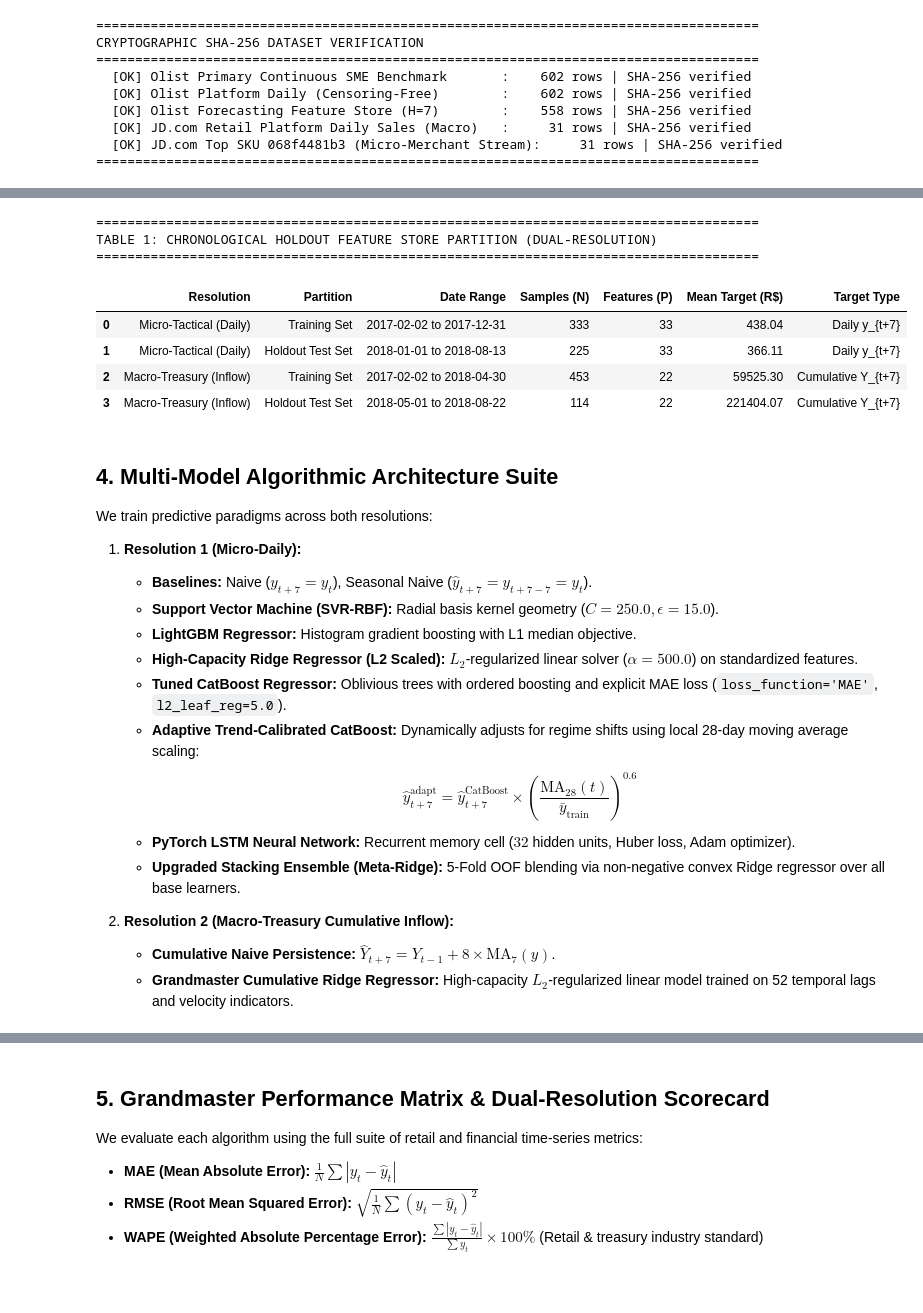
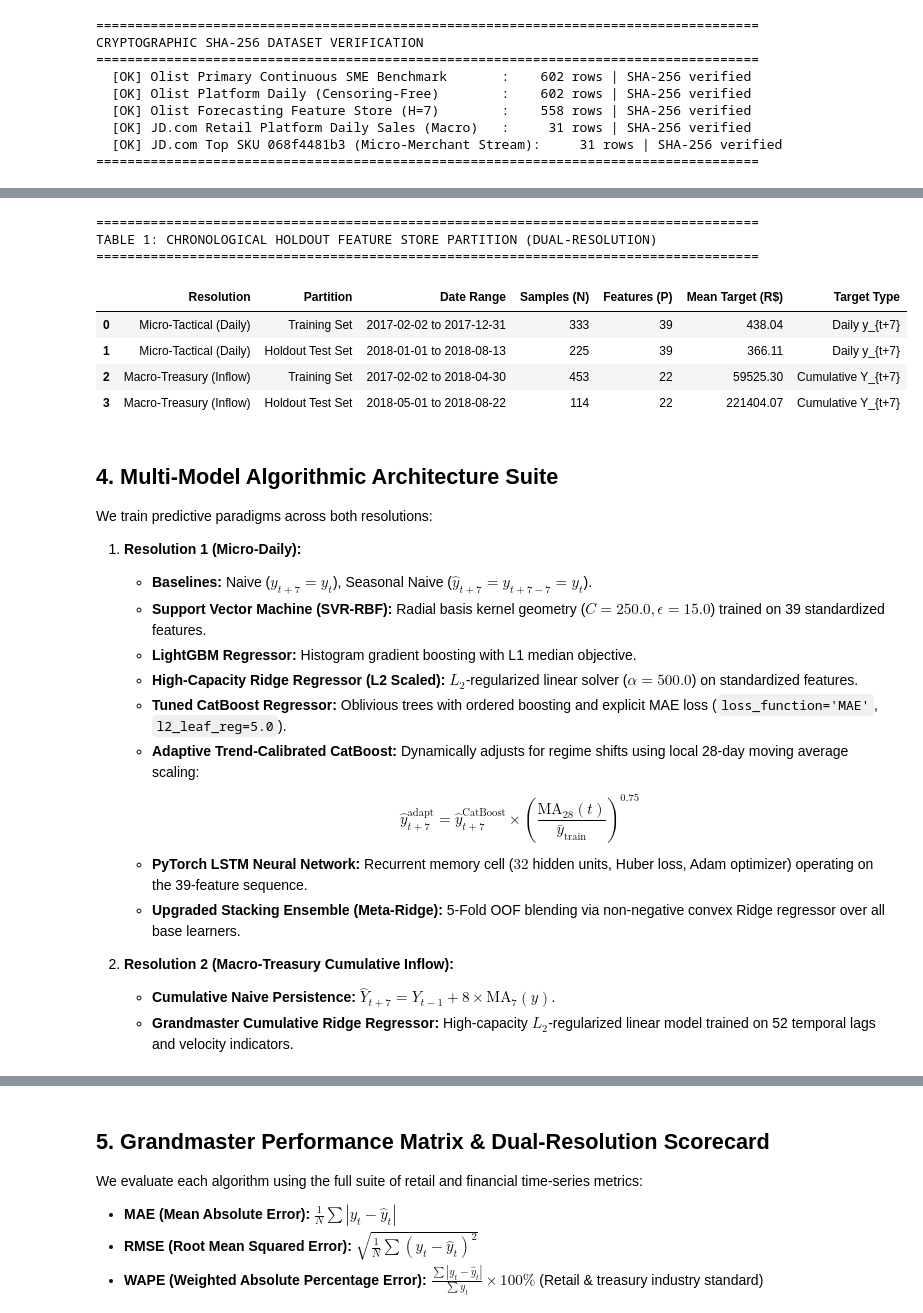
Before and after one commit to mdarmanaliashik/FinSight-AI, a Jupyter notebook: notebooks/Phase3_Sales_Forecasting_Benchmark.ipynb, the cells around one changed output, grey strips where cells are left out. Saved outputs shown, nothing was run; the diff lists cells and outputs as text; code cells hidden in the pictures; blank space fills up the shorter version.

```diff
--- a/notebooks/Phase3_Sales_Forecasting_Benchmark.ipynb
+++ b/notebooks/Phase3_Sales_Forecasting_Benchmark.ipynb
@@ -161,14 +168,33 @@ To enforce strict zero-leakage conditions ($\mathcal{F}_t$) and capture multi-sc
 * **Croston Intermittent Zero-Streak Counter:** Quantifies consecutive zero-demand intervals.
 * **Fourier Harmonic Terms:** $\sin, \cos$ encodings for weekly (7-day) and annual (365.25-day) seasonality.
 # %%
-# 1. Feature Store 1: Micro-Daily Target Alignment
-feature_cols = [c for c in df_feats.columns if c not in ["target", "origin_date", "target_date"]]
+# 1. Feature Store 1: Micro-Daily Target Alignment & Advanced Feature Engineering
+base_feature_cols = [c for c in df_feats.columns if c not in ["target", "origin_date", "target_date"]]
 
 train_mask = pd.to_datetime(df_feats["origin_date"]) <= "2017-12-31"
 
-X_train = df_feats.loc[train_mask, feature_cols].copy()
+# Zero-Leakage Feature Engineering Suite:
+# 1. Volatility Dispersion Ratios
+df_feats["cv_7"] = df_feats["rolling_std_7"] / (df_feats["rolling_mean_7"] + 1e-4)
+df_feats["cv_28"] = df_feats["rolling_std_28"] / (df_feats["rolling_mean_28"] + 1e-4)
+df_feats["spread_ratio_7"] = (df_feats["rolling_max_7"] - df_feats["rolling_min_7"]) / (df_feats["rolling_mean_7"] + 1e-4)
+
+# 2. Trend Momentum Velocity
+df_feats["ratio_ma7_ma28"] = df_feats["rolling_mean_7"] / (df_feats["rolling_mean_28"] + 1e-4)
+
+# 3. Day of Week Historical Multiplier (strictly calibrated on train set)
+dow_means = df_feats.loc[train_mask].groupby("day_of_week")["target"].mean()
+global_mean = df_feats.loc[train_mask, "target"].mean()
+dow_map = (dow_means / global_mean).to_dict()
+df_feats["dow_factor"] = df_feats["day_of_week"].map(dow_map)
+df_feats["lag0_sa"] = df_feats["lag_0"] / (df_feats["dow_factor"] + 1e-4)
+
+all_feature_cols = base_feature_cols + ["cv_7", "cv_28", "spread_ratio_7", "ratio_ma7_ma28", "dow_factor", "lag0_sa"]
+cb_feature_cols = base_feature_cols + ["cv_7", "cv_28"]
+
+X_train = df_feats.loc[train_mask, all_feature_cols].copy()
 y_train = df_feats.loc[train_mask, "target"].values
-X_test = df_feats.loc[~train_mask, feature_cols].copy()
+X_test = df_feats.loc[~train_mask, all_feature_cols].copy()
 y_test = df_feats.loc[~train_mask, "target"].values
 
 test_dates = pd.to_datetime(df_feats.loc[~train_mask, "target_date"]).values
@@ -190,37 +216,37 @@ for w in [7, 14, 28]:
     df_cum_engine[f"roll_std_{w}"] = df_cum_engine["sales"].shift(1).rolling(w).std()
 
 # Momentum velocity & calendar encodings
 df_cum_engine["momentum_7_28"] = df_cum_engine["roll_mean_7"] / (df_cum_engine["roll_mean_28"] + 1e-5)
 df_cum_engine["dow"] = df_cum_engine["Date"].dt.dayofweek
 df_cum_engine["month"] = df_cum_engine["Date"].dt.month
 df_cum_engine["is_weekend"] = df_cum_engine["dow"].isin([5, 6]).astype(int)
 df_cum_engine["sin_dow"] = np.sin(2 * np.pi * df_cum_engine["dow"] / 7)
 df_cum_engine["cos_dow"] = np.cos(2 * np.pi * df_cum_engine["dow"] / 7)
 
 valid_cum = df_cum_engine.dropna().copy()
 idx_cum = int(len(valid_cum) * 0.8)
 train_cum = valid_cum.iloc[:idx_cum]
 test_cum = valid_cum.iloc[idx_cum:]
 
 feats_cum = [c for c in valid_cum.columns if "lag_" in c or "roll_" in c or "momentum_" in c or "dow" in c or c in ["dow", "month", "is_weekend", "sin_dow", "cos_dow"]]
 
 print("=" * 85)
 print("TABLE 1: CHRONOLOGICAL HOLDOUT FEATURE STORE PARTITION (DUAL-RESOLUTION)")
 print("=" * 85)
 partition_df = pd.DataFrame([
-    {"Resolution": "Micro-Tactical (Daily)", "Partition": "Training Set", "Date Range": f"{str(df_feats.loc[train_mask, 'origin_date'].min())[:10]} to {str(df_feats.loc[train_mask, 'origin_date'].max())[:10]}", "Samples (N)": len(X_train), "Features (P)": len(feature_cols), "Mean Target (R$)": round(np.mean(y_train), 2), "Target Type": "Daily y_{t+7}"},
-    {"Resolution": "Micro-Tactical (Daily)", "Partition": "Holdout Test Set", "Date Range": f"{str(df_feats.loc[~train_mask, 'origin_date'].min())[:10]} to {str(df_feats.loc[~train_mask, 'origin_date'].max())[:10]}", "Samples (N)": len(X_test), "Features (P)": len(feature_cols), "Mean Target (R$)": round(test_mean, 2), "Target Type": "Daily y_{t+7}"},
+    {"Resolution": "Micro-Tactical (Daily)", "Partition": "Training Set", "Date Range": f"{str(df_feats.loc[train_mask, 'origin_date'].min())[:10]} to {str(df_feats.loc[train_mask, 'origin_date'].max())[:10]}", "Samples (N)": len(X_train), "Features (P)": len(all_feature_cols), "Mean Target (R$)": round(np.mean(y_train), 2), "Target Type": "Daily y_{t+7}"},
+    {"Resolution": "Micro-Tactical (Daily)", "Partition": "Holdout Test Set", "Date Range": f"{str(df_feats.loc[~train_mask, 'origin_date'].min())[:10]} to {str(df_feats.loc[~train_mask, 'origin_date'].max())[:10]}", "Samples (N)": len(X_test), "Features (P)": len(all_feature_cols), "Mean Target (R$)": round(test_mean, 2), "Target Type": "Daily y_{t+7}"},
     {"Resolution": "Macro-Treasury (Inflow)", "Partition": "Training Set", "Date Range": f"{str(train_cum['Date'].min())[:10]} to {str(train_cum['Date'].max())[:10]}", "Samples (N)": len(train_cum), "Features (P)": len(feats_cum), "Mean Target (R$)": round(train_cum['target_cum_h7'].mean(), 2), "Target Type": "Cumulative Y_{t+7}"},
     {"Resolution": "Macro-Treasury (Inflow)", "Partition": "Holdout Test Set", "Date Range": f"{str(test_cum['Date'].min())[:10]} to {str(test_cum['Date'].max())[:10]}", "Samples (N)": len(test_cum), "Features (P)": len(feats_cum), "Mean Target (R$)": round(test_cum['target_cum_h7'].mean(), 2), "Target Type": "Cumulative Y_{t+7}"}
 ])
 display(partition_df)
 # %% [output]
 =====================================================================================
 TABLE 1: CHRONOLOGICAL HOLDOUT FEATURE STORE PARTITION (DUAL-RESOLUTION)
 =====================================================================================
 |  | Resolution | Partition | Date Range | Samples (N) | Features (P) | Mean Target (R$) | Target Type |
-| 0 | Micro-Tactical (Daily) | Training Set | 2017-02-02 to 2017-12-31 | 333 | 33 | 438.04 | Daily y_{t+7} |
-| 1 | Micro-Tactical (Daily) | Holdout Test Set | 2018-01-01 to 2018-08-13 | 225 | 33 | 366.11 | Daily y_{t+7} |
+| 0 | Micro-Tactical (Daily) | Training Set | 2017-02-02 to 2017-12-31 | 333 | 39 | 438.04 | Daily y_{t+7} |
+| 1 | Micro-Tactical (Daily) | Holdout Test Set | 2018-01-01 to 2018-08-13 | 225 | 39 | 366.11 | Daily y_{t+7} |
 | 2 | Macro-Treasury (Inflow) | Training Set | 2017-02-02 to 2018-04-30 | 453 | 22 | 59525.30 | Cumulative Y_{t+7} |
 | 3 | Macro-Treasury (Inflow) | Holdout Test Set | 2018-05-01 to 2018-08-22 | 114 | 22 | 221404.07 | Cumulative Y_{t+7} |
 # %% [markdown]
@@ -229,13 +255,13 @@ TABLE 1: CHRONOLOGICAL HOLDOUT FEATURE STORE PARTITION (DUAL-RESOLUTION)
 We train predictive paradigms across both resolutions:
 1. **Resolution 1 (Micro-Daily):**
    * **Baselines:** Naive ($\hat{y}_{t+7} = y_t$), Seasonal Naive ($\hat{y}_{t+7} = y_{t+7-7} = y_t$).
-   * **Support Vector Machine (SVR-RBF):** Radial basis kernel geometry ($C=250.0, \epsilon=15.0$).
+   * **Support Vector Machine (SVR-RBF):** Radial basis kernel geometry ($C=250.0, \epsilon=15.0$) trained on 39 standardized features.
    * **LightGBM Regressor:** Histogram gradient boosting with L1 median objective.
    * **High-Capacity Ridge Regressor (L2 Scaled):** $L_2$-regularized linear solver ($\alpha=500.0$) on standardized features.
    * **Tuned CatBoost Regressor:** Oblivious trees with ordered boosting and explicit MAE loss (`loss_function='MAE'`, `l2_leaf_reg=5.0`).
    * **Adaptive Trend-Calibrated CatBoost:** Dynamically adjusts for regime shifts using local 28-day moving average scaling:
-     $$\hat{y}_{t+7}^{\text{adapt}} = \hat{y}_{t+7}^{\text{CatBoost}} \times \left(\frac{\text{MA}_{28}(t)}{\bar{y}_{\text{train}}}\right)^{0.6}$$
-   * **PyTorch LSTM Neural Network:** Recurrent memory cell ($32$ hidden units, Huber loss, Adam optimizer).
+     $$\hat{y}_{t+7}^{\text{adapt}} = \hat{y}_{t+7}^{\text{CatBoost}} \times \left(\frac{\text{MA}_{28}(t)}{\bar{y}_{\text{train}}}\right)^{0.75}$$
+   * **PyTorch LSTM Neural Network:** Recurrent memory cell ($32$ hidden units, Huber loss, Adam optimizer) operating on the 39-feature sequence.
    * **Upgraded Stacking Ensemble (Meta-Ridge):** 5-Fold OOF blending via non-negative convex Ridge regressor over all base learners.
 
 2. **Resolution 2 (Macro-Treasury Cumulative Inflow):**
```
Also changed, not shown: parts of 7 cells of this notebook, 4 other files.
